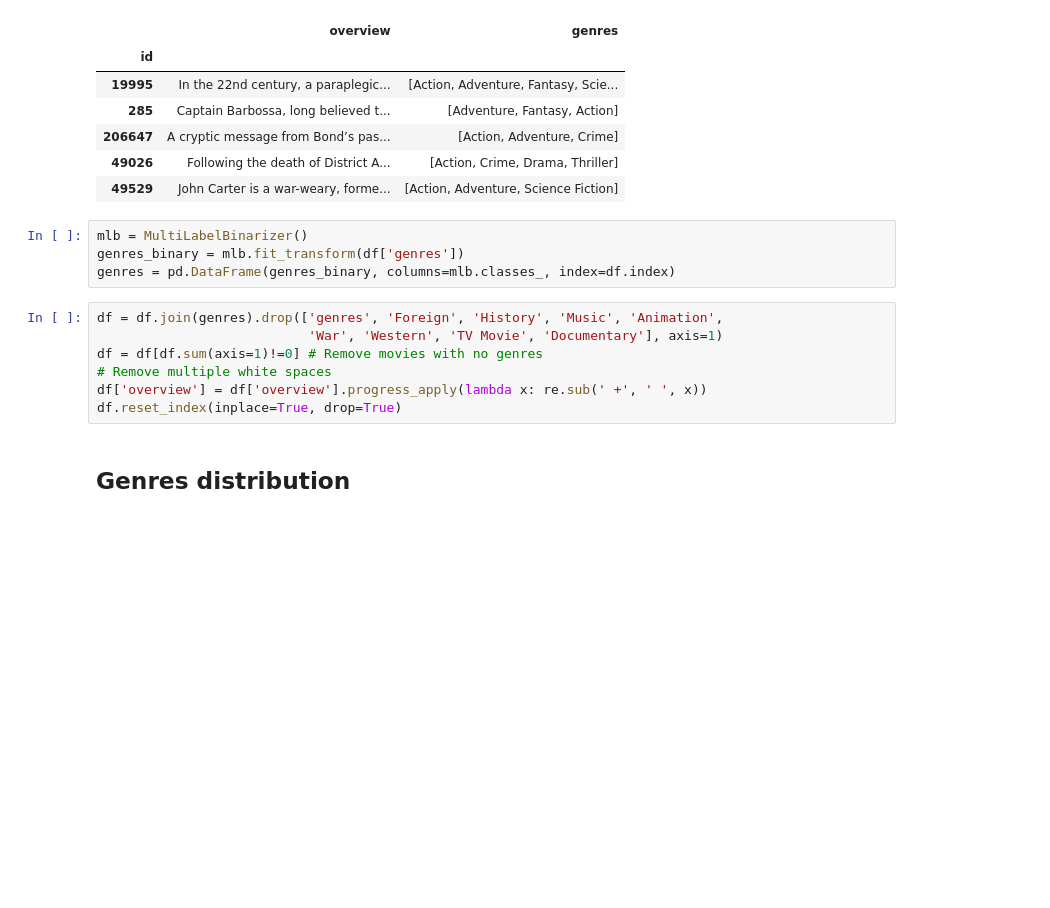
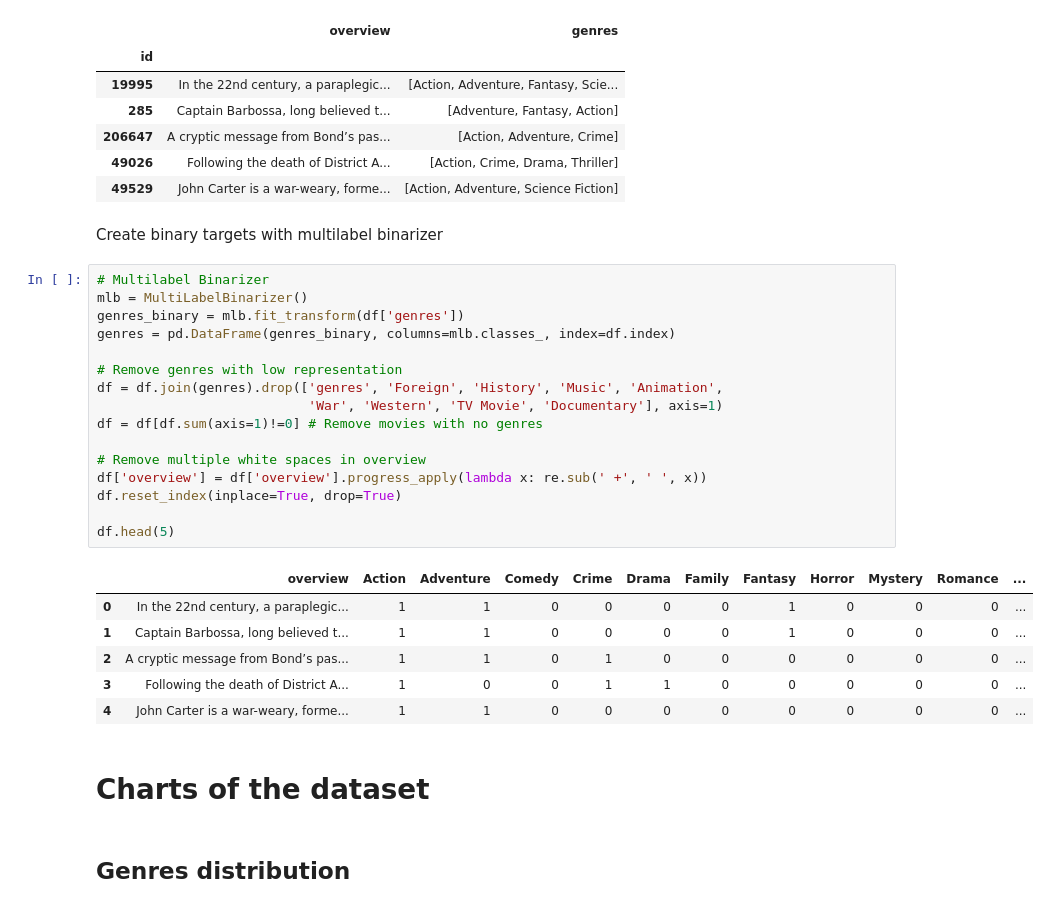
Before and after one commit to Jaimemorillo/nlp-movies, a Jupyter notebook: genre-prediction.ipynb, the cells around one changed output. Drawn from its saved outputs; the diff is of its cells as text; blank space fills up the shorter version.

Commit message:
Kaggle Notebook | Genre Prediction with DistilBERT | Version 10

```diff
--- a/genre-prediction.ipynb
+++ b/genre-prediction.ipynb
@@ -76,17 +76,33 @@ df.head(5)
 | 206647 | A cryptic message from Bond’s pas... | [Action, Adventure, Crime] |
 | 49026 | Following the death of District A... | [Action, Crime, Drama, Thriller] |
 | 49529 | John Carter is a war-weary, forme... | [Action, Adventure, Science Fiction] |
-# %%
-mlb = MultiLabelBinarizer()
-genres_binary = mlb.fit_transform(df['genres'])
-genres = pd.DataFrame(genres_binary, columns=mlb.classes_, index=df.index)
+# %% [markdown]
+Create binary targets with multilabel binarizer
 # %%
+# Multilabel Binarizer
+mlb = MultiLabelBinarizer()
+genres_binary = mlb.fit_transform(df['genres'])
+genres = pd.DataFrame(genres_binary, columns=mlb.classes_, index=df.index)
+
+# Remove genres with low representation
 df = df.join(genres).drop(['genres', 'Foreign', 'History', 'Music', 'Animation',
                            'War', 'Western', 'TV Movie', 'Documentary'], axis=1)
 df = df[df.sum(axis=1)!=0] # Remove movies with no genres
-# Remove multiple white spaces
+
+# Remove multiple white spaces in overview
 df['overview'] = df['overview'].progress_apply(lambda x: re.sub(' +', ' ', x))
 df.reset_index(inplace=True, drop=True)
+
+df.head(5)
+# %% [output]
+|  | overview | Action | Adventure | Comedy | Crime | Drama | Family | Fantasy | Horror | Mystery | Romance | ... |
+| 0 | In the 22nd century, a paraplegic... | 1 | 1 | 0 | 0 | 0 | 0 | 1 | 0 | 0 | 0 | ... |
+| 1 | Captain Barbossa, long believed t... | 1 | 1 | 0 | 0 | 0 | 0 | 1 | 0 | 0 | 0 | ... |
+| 2 | A cryptic message from Bond’s pas... | 1 | 1 | 0 | 1 | 0 | 0 | 0 | 0 | 0 | 0 | ... |
+| 3 | Following the death of District A... | 1 | 0 | 0 | 1 | 1 | 0 | 0 | 0 | 0 | 0 | ... |
+| 4 | John Carter is a war-weary, forme... | 1 | 1 | 0 | 0 | 0 | 0 | 0 | 0 | 0 | 0 | ... |
+# %% [markdown]
+# Charts of the dataset
 # %% [markdown]
 ## Genres distribution
 # %%
```
Also changed, not shown: parts of 7 cells of this notebook.
